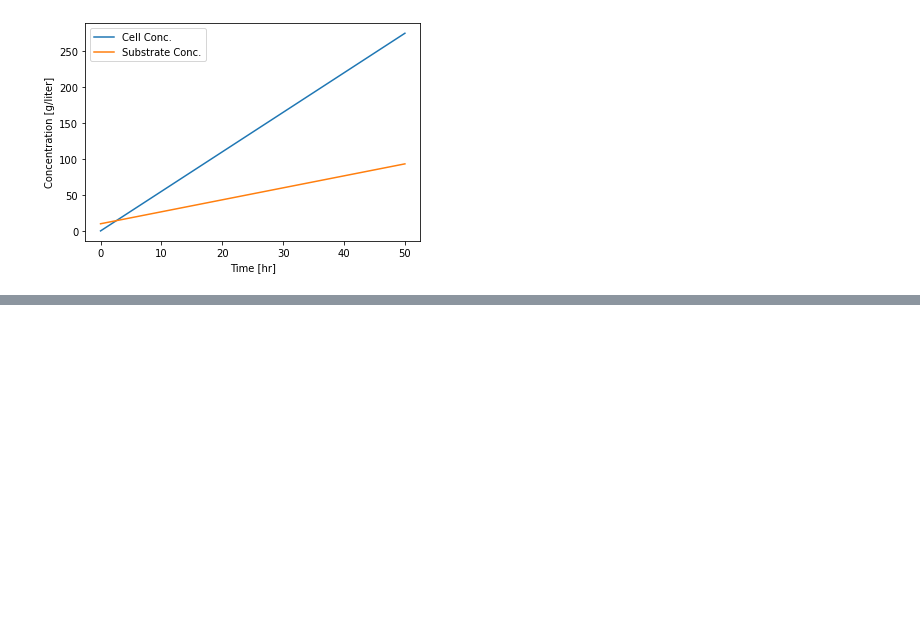
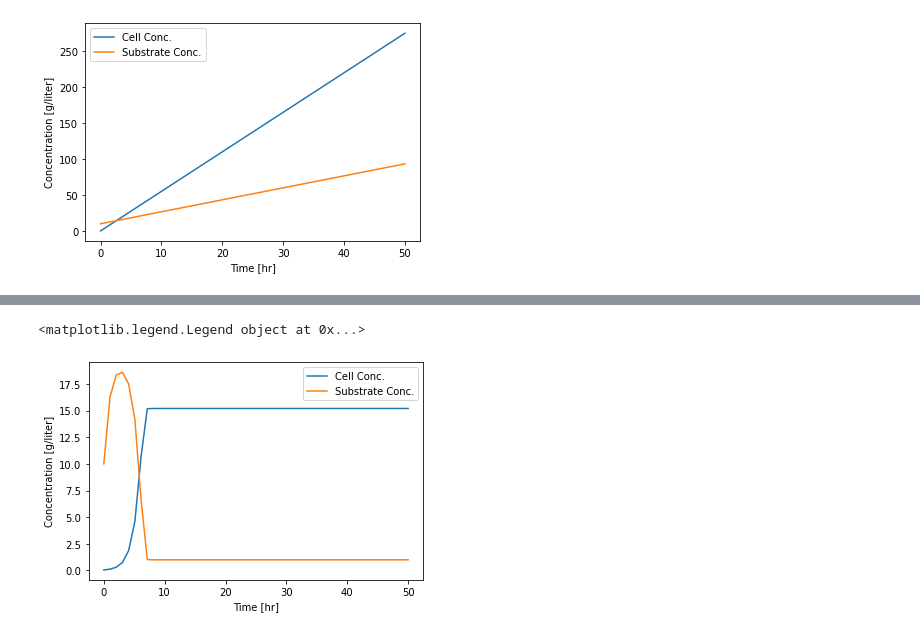
Before and after one commit to RaphaLevy/Artigo_Fenomenos_Biologicos, a Jupyter notebook: Projeto_ModBio_RaphaelLevy_e_ErickBrito_V2.ipynb, the cells around one changed output, grey strips where cells are left out. Cells and saved outputs as stored; diff of their text form; code cells hidden in the pictures; blank space fills up the shorter version.

```diff
--- a/Projeto_ModBio_RaphaelLevy_e_ErickBrito_V2.ipynb
+++ b/Projeto_ModBio_RaphaelLevy_e_ErickBrito_V2.ipynb
@@ -130,0 +272,47 @@ plt.legend(['Cell Conc.',
+# %%
+# Alterando os valores de parâmetros
+
+mumax_new4 = 2.0
+Ks_new4 = 1.00
+Yxs_new4 = 0.8
+Sf_new4 = 20.0
+D_new4 = 1.00
+
+# definição de parâmetros
+
+def mu_new4(S):
+    return mumax_new4*S/(Ks_new4 + S)
+
+def Rg_new4(X,S):
+    return mu_new4(S)*X
+
+# equações diferenciais
+
+def xdif_new4(x,t):
+    X,S = x
+    dX = Rg_new4(X,S)-D_new4*X
+    dS = D_new4*(Sf_new4 - S) - Rg_new4(X,S)/Yxs_new4
+    return [dX,dS]
+
+def xprim_new4(x,u):
+    X,S = x
+    X = Yxs_new4*(Sf_new4-(Ks_new4*D_new4)/(mumax_new4-D_new4))
+    S = Ks_new4*D_new4/(mumax_new4-D_new4)
+    return [X,S]
+# %%
+IC = [0.05, 10.0]
+
+t = np.linspace(0,50)
+sol_new4 = odeint(xdif_new4,IC,t)
+X,S = sol_new4.transpose()
+
+plt.plot(t,X)
+plt.plot(t,S)
+
+plt.xlabel('Time [hr]')
+plt.ylabel('Concentration [g/liter]')
+plt.legend(['Cell Conc.',
+            'Substrate Conc.'])
+# %% [output]
+<matplotlib.legend.Legend object at 0x...>
+[figure, added]
```
Also changed, not shown: parts of 8 cells of this notebook.
